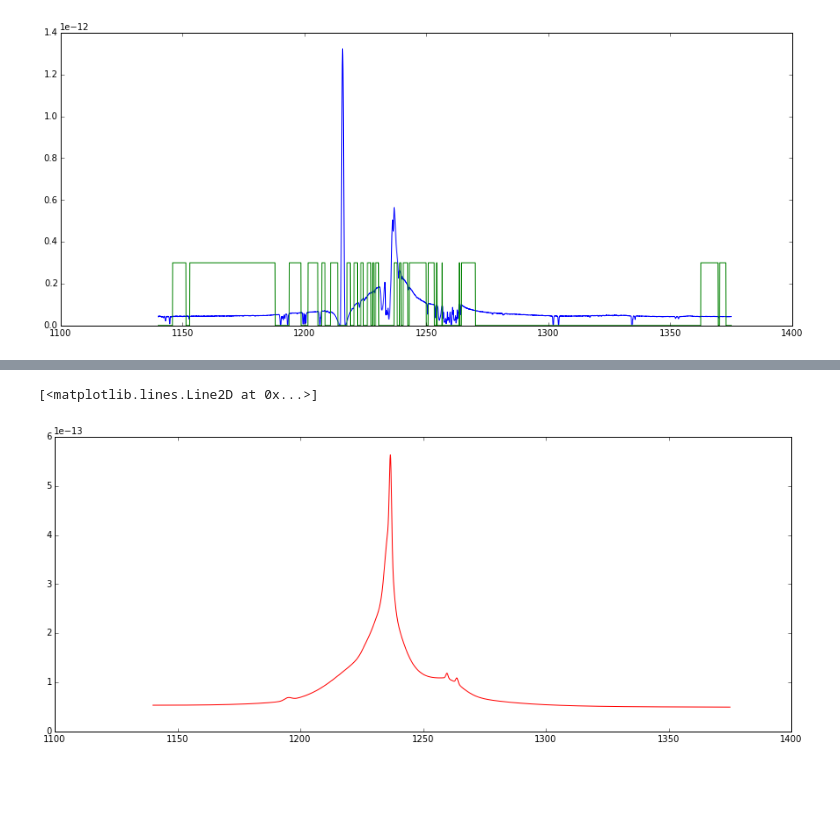
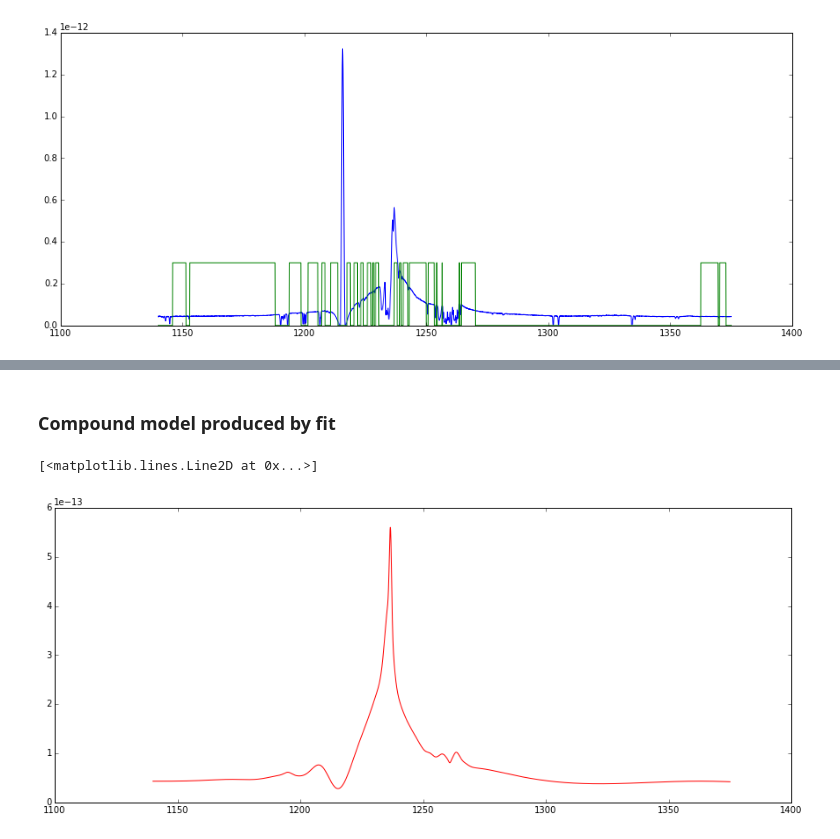
Before and after one commit to ibusko/specfit, a Jupyter notebook: proto/specfit_demo.ipynb, the cells around one changed output, grey strips where cells are left out. Saved outputs shown, nothing was run; the diff lists cells and outputs as text; code cells hidden in the pictures; blank space fills up the shorter version.

```diff
--- a/proto/specfit_demo.ipynb
+++ b/proto/specfit_demo.ipynb
@@ -76,4 +76,4 @@ w = mask / spectrum.e.data
 # %% [markdown]
 And rhe fit itself is made by just calling the fitter instance with the data, weights, and some control parameters if needed:
 # %%
-fit_result = fitter(compound_model, spectrum.x.data, spectrum.y.data, weights=w, acc=1.E-6, maxiter=1000)
+fit_result = fitter(compound_model, spectrum.x.data, spectrum.y.data, weights=w, acc=1.E-7, maxiter=4000)
@@ -108,8 +142,10 @@ plt.plot(spectrum.x.data, mask*3.E-13, 'g')
+# %% [markdown]
+<h3>Compound model produced by fit</h3>
 # %%
-model_y = fit_result(spectrum.x.data)
+fitted_spectrum = fit_result(spectrum.x.data)
 # %%
 plt.gcf().set_size_inches(15.,6.)
-plt.plot(spectrum.x.data, model_y, 'r')
+plt.plot(spectrum.x.data, fitted_spectrum, 'r')
 # %% [output]
 [<matplotlib.lines.Line2D at 0x...>]
-[figure, old version]
+[figure, new version]
```
Also changed, not shown: parts of 21 cells of this notebook, 2 other files.
